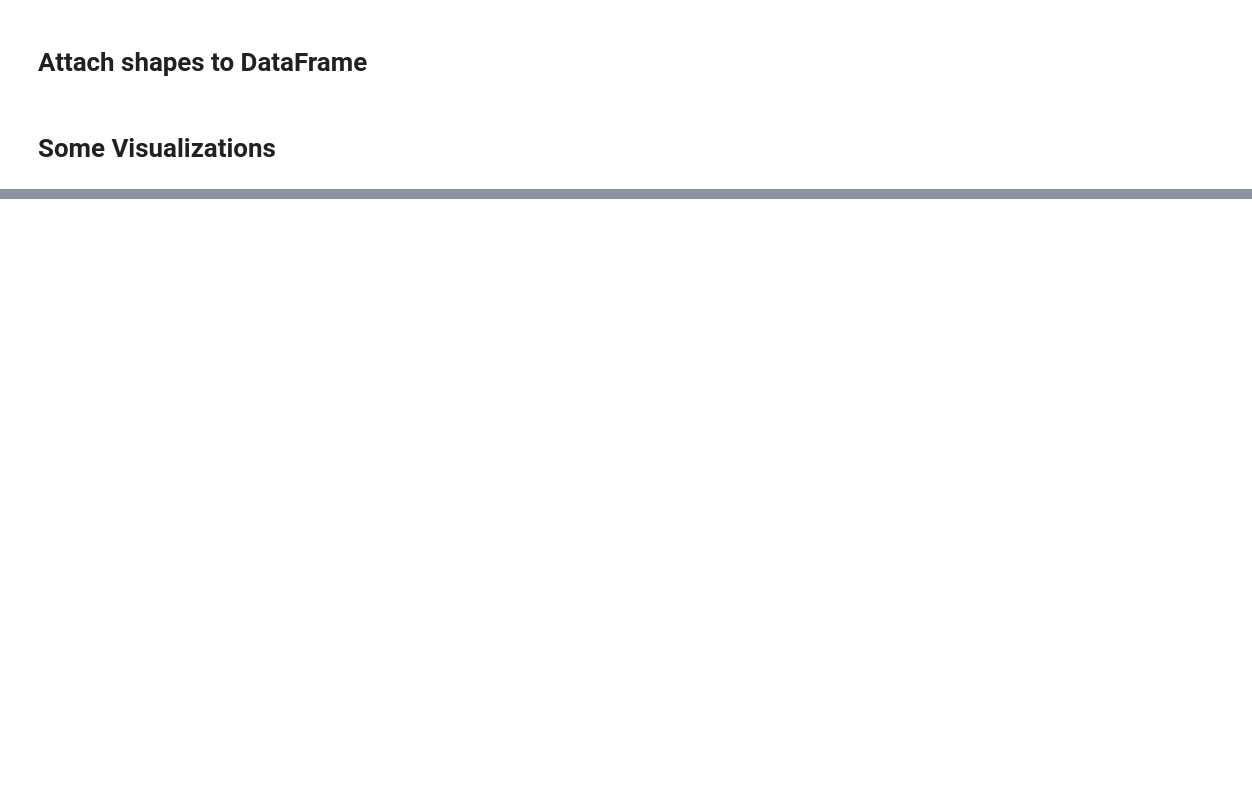
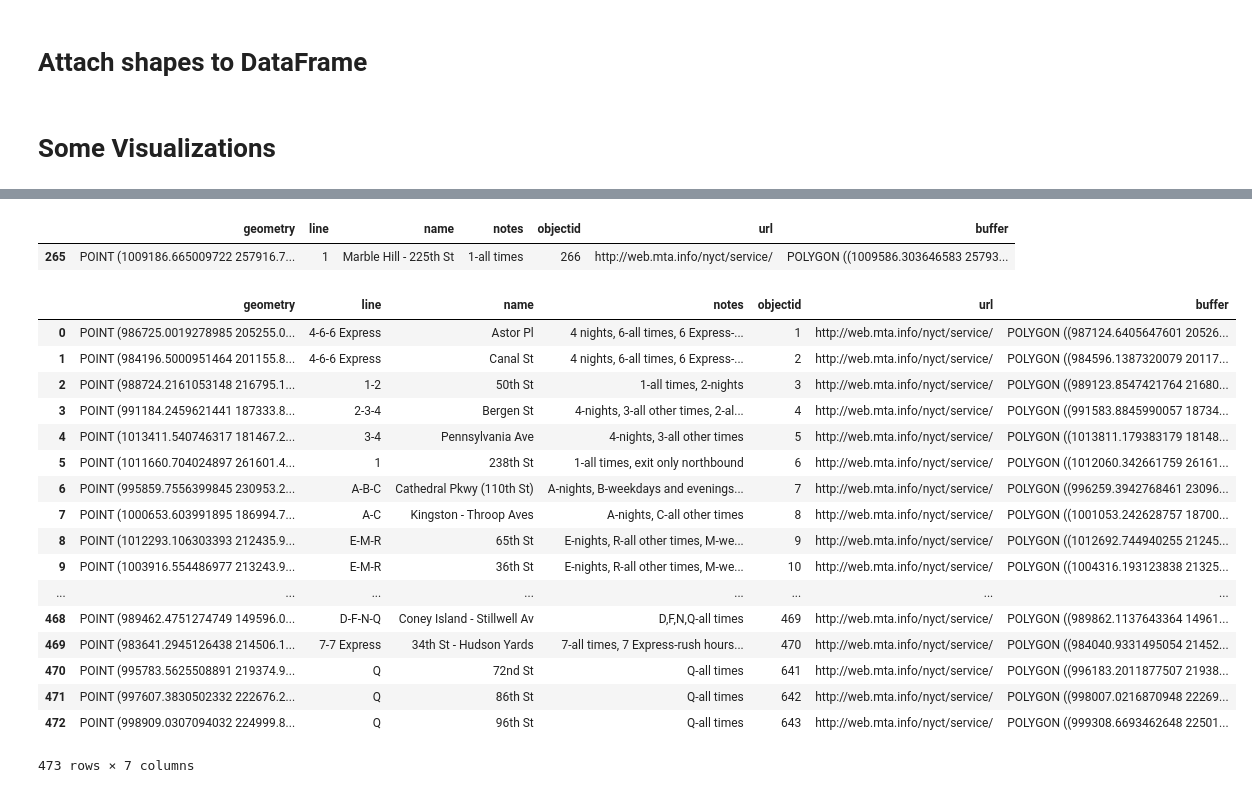
Before and after one commit to shayle/subway_taxi, a Jupyter notebook: Exploratory_Data.ipynb, the cells around one changed output, grey strips where cells are left out. Drawn from its saved outputs; the diff is of its cells as text; code cells hidden in the pictures; blank space fills up the shorter version.

```diff
--- a/Exploratory_Data.ipynb
+++ b/Exploratory_Data.ipynb
@@ -144,0 +209,26 @@ comparison[comparison.Taxi_Rides_with < comparison.Taxi_Rides_without]
+# %%
+subwayst[subwayst.name.str.contains('Marble Hill')]
+# %% [output]
+|  | geometry | line | name | notes | objectid | url | buffer |
+| 265 | POINT (1009186.665009722 257916.7... | 1 | Marble Hill - 225th St | 1-all times | 266 | http://web.mta.info/nyct/service/ | POLYGON ((1009586.303646583 25793... |
+# %%
+subwayst
+# %% [output]
+|  | geometry | line | name | notes | objectid | url | buffer |
+| 0 | POINT (986725.0019278985 205255.0... | 4-6-6 Express | Astor Pl | 4 nights, 6-all times, 6 Express-... | 1 | http://web.mta.info/nyct/service/ | POLYGON ((987124.6405647601 20526... |
+| 1 | POINT (984196.5000951464 201155.8... | 4-6-6 Express | Canal St | 4 nights, 6-all times, 6 Express-... | 2 | http://web.mta.info/nyct/service/ | POLYGON ((984596.1387320079 20117... |
+| 2 | POINT (988724.2161053148 216795.1... | 1-2 | 50th St | 1-all times, 2-nights | 3 | http://web.mta.info/nyct/service/ | POLYGON ((989123.8547421764 21680... |
+| 3 | POINT (991184.2459621441 187333.8... | 2-3-4 | Bergen St | 4-nights, 3-all other times, 2-al... | 4 | http://web.mta.info/nyct/service/ | POLYGON ((991583.8845990057 18734... |
+| 4 | POINT (1013411.540746317 181467.2... | 3-4 | Pennsylvania Ave | 4-nights, 3-all other times | 5 | http://web.mta.info/nyct/service/ | POLYGON ((1013811.179383179 18148... |
+| 5 | POINT (1011660.704024897 261601.4... | 1 | 238th St | 1-all times, exit only northbound | 6 | http://web.mta.info/nyct/service/ | POLYGON ((1012060.342661759 26161... |
+| 6 | POINT (995859.7556399845 230953.2... | A-B-C | Cathedral Pkwy (110th St) | A-nights, B-weekdays and evenings... | 7 | http://web.mta.info/nyct/service/ | POLYGON ((996259.3942768461 23096... |
+| 7 | POINT (1000653.603991895 186994.7... | A-C | Kingston - Throop Aves | A-nights, C-all other times | 8 | http://web.mta.info/nyct/service/ | POLYGON ((1001053.242628757 18700... |
+| 8 | POINT (1012293.106303393 212435.9... | E-M-R | 65th St | E-nights, R-all other times, M-we... | 9 | http://web.mta.info/nyct/service/ | POLYGON ((1012692.744940255 21245... |
+| 9 | POINT (1003916.554486977 213243.9... | E-M-R | 36th St | E-nights, R-all other times, M-we... | 10 | http://web.mta.info/nyct/service/ | POLYGON ((1004316.193123838 21325... |
+| ... | ... | ... | ... | ... | ... | ... | ... |
+| 468 | POINT (989462.4751274749 149596.0... | D-F-N-Q | Coney Island - Stillwell Av | D,F,N,Q-all times | 469 | http://web.mta.info/nyct/service/ | POLYGON ((989862.1137643364 14961... |
+| 469 | POINT (983641.2945126438 214506.1... | 7-7 Express | 34th St - Hudson Yards | 7-all times, 7 Express-rush hours... | 470 | http://web.mta.info/nyct/service/ | POLYGON ((984040.9331495054 21452... |
+| 470 | POINT (995783.5625508891 219374.9... | Q | 72nd St | Q-all times | 641 | http://web.mta.info/nyct/service/ | POLYGON ((996183.2011877507 21938... |
+| 471 | POINT (997607.3830502332 222676.2... | Q | 86th St | Q-all times | 642 | http://web.mta.info/nyct/service/ | POLYGON ((998007.0216870948 22269... |
+| 472 | POINT (998909.0307094032 224999.8... | Q | 96th St | Q-all times | 643 | http://web.mta.info/nyct/service/ | POLYGON ((999308.6693462648 22501... |
+473 rows × 7 columns
```
Also changed, not shown: parts of 20 cells of this notebook.
